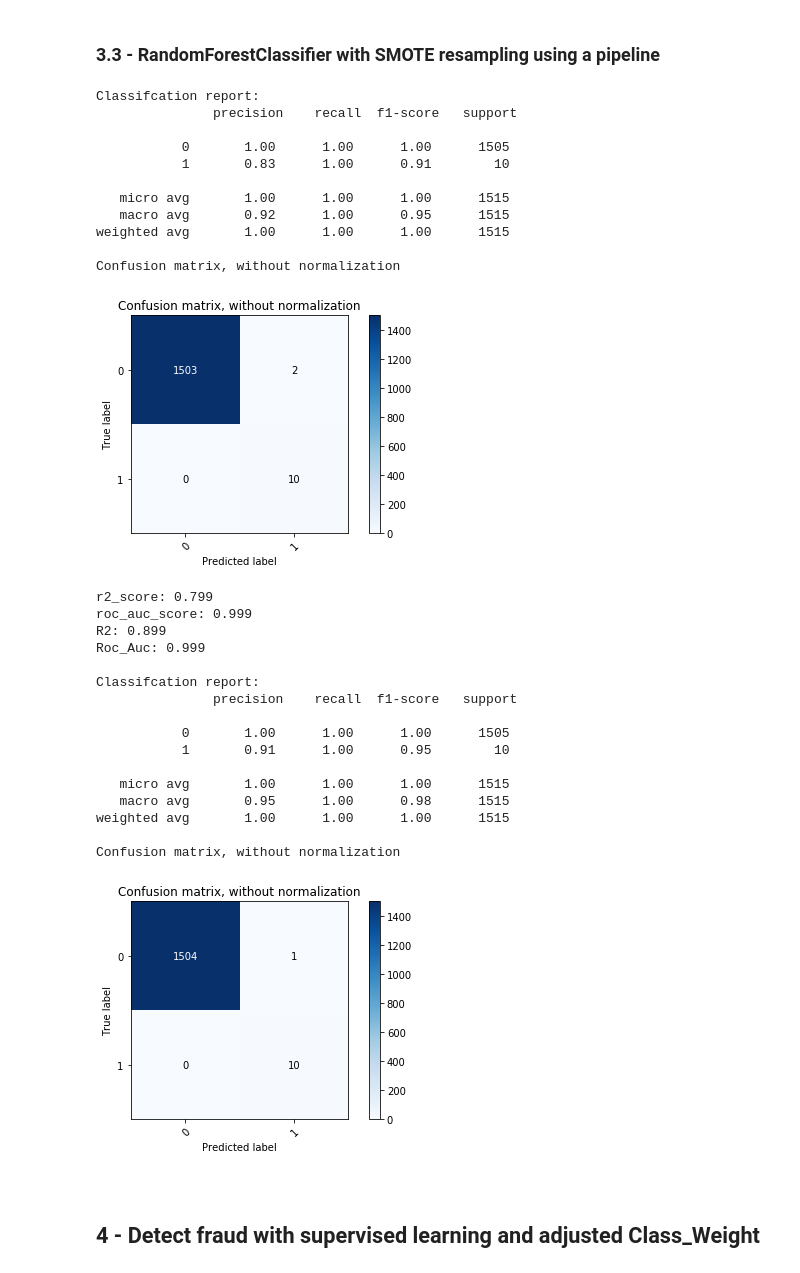
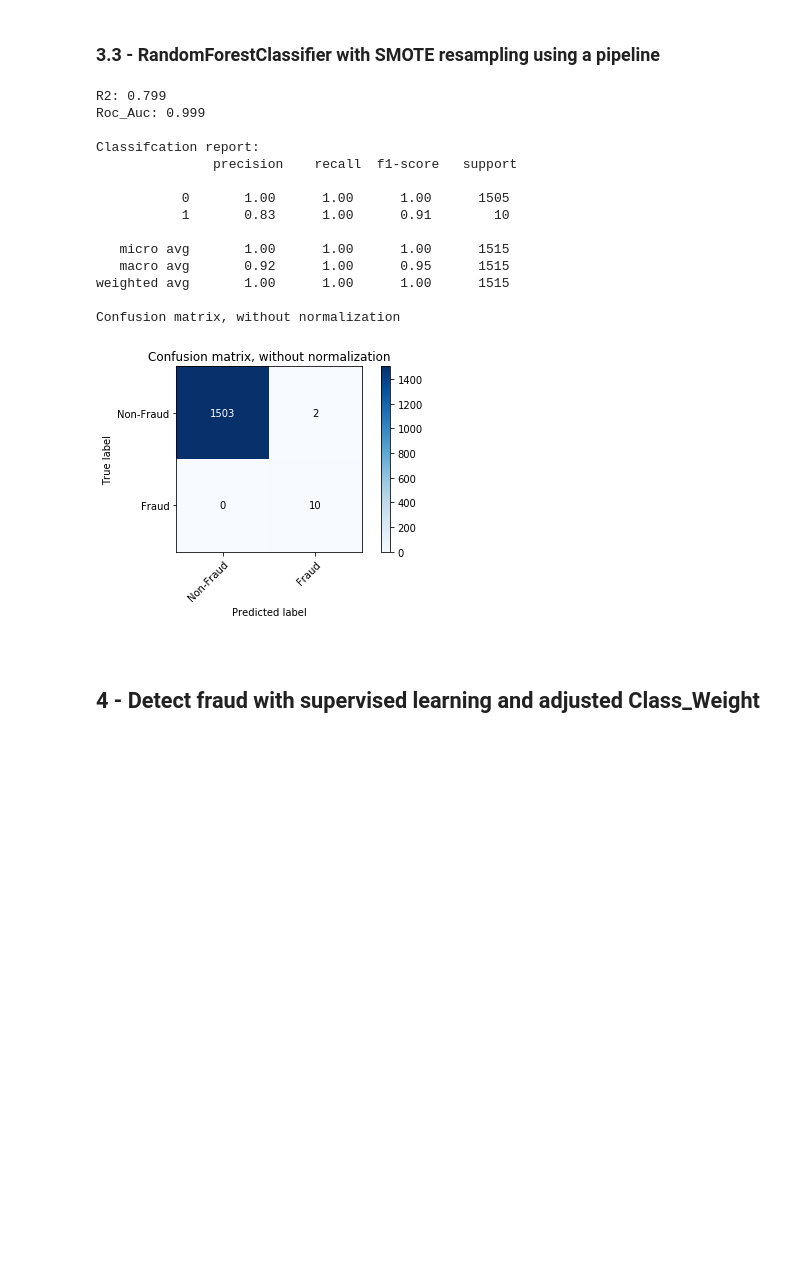
Before and after one commit to BrunoHenryCDMal/datascience.github.io, a Jupyter notebook: projects/Project_SL_Classification_Fraud_Detection.ipynb, the cells around one changed output. Drawn from its saved outputs; the diff is of its cells as text; code cells hidden in the pictures; blank space fills up the shorter version.

```diff
--- a/projects/Project_SL_Classification_Fraud_Detection.ipynb
+++ b/projects/Project_SL_Classification_Fraud_Detection.ipynb
@@ -110,7 +110,7 @@ def get_model_result(X_train, y_train, X_test, y_test, model):
     print('Classifcation report:\n', classification_report(y_test, predicted))
     #conf_mat = confusion_matrix(y_test, predicted)
     #print('Confusion matrix:\n', conf_mat)
-    class_names = np.array(['0', '1'])
+    class_names = np.array(['Non-Fraud', 'Fraud'])
     myML_functions.plot_confusion_matrix(y_test, predicted, classes=class_names)
     plt.show()
 # %% [markdown]
@@ -205,57 +205,28 @@ Confusion matrix, without normalization
 # %%
 X_train, X_test, y_train, y_test = train_test_split(X, y, test_size=0.3, random_state=0)
 
 resampling = SMOTE(kind='borderline2')
 #model = LogisticRegression(solver='lbfgs', max_iter=10000)
 model = RandomForestClassifier(n_estimators=300, n_jobs=-1, random_state=42)
 pipeline = Pipeline([('SMOTE', resampling), ('Random Forest Classifier', model)])
 
-pipeline.fit(X_train, y_train)
-predicted = pipeline.predict(X_test)
-
-print('Classifcation report:\n', classification_report(y_test, predicted))
-class_names = np.array(['0', '1'])
-plot_confusion_matrix(y_test, predicted, classes=class_names)
-plt.show()
-
-print(f"r2_score: {r2_score(y_test, predicted):0.3f}")
-print(f"roc_auc_score: {roc_auc_score(y_test, predicted):0.3f}")
-
-resampling = SMOTE(kind='borderline2')
-#model = LogisticRegression(solver='lbfgs', max_iter=10000)
-model = RandomForestClassifier(n_estimators=300, n_jobs=-1, random_state=42)
-pipeline = Pipeline([('SMOTE', resampling), ('Random Forest Classifier', model)])
 get_model_result(X_train, y_train, X_test, y_test, pipeline)
 # %% [output]
+R2: 0.799
+Roc_Auc: 0.999
+
 Classifcation report:
                precision    recall  f1-score   support
 
            0       1.00      1.00      1.00      1505
            1       0.83      1.00      0.91        10
 
    micro avg       1.00      1.00      1.00      1515
    macro avg       0.92      1.00      0.95      1515
 weighted avg       1.00      1.00      1.00      1515
 
 Confusion matrix, without normalization
-[figure, old version]
+[figure, new version]
-r2_score: 0.799
-roc_auc_score: 0.999
-R2: 0.899
-Roc_Auc: 0.999
-
-Classifcation report:
-               precision    recall  f1-score   support
-
-           0       1.00      1.00      1.00      1505
-           1       0.91      1.00      0.95        10
-
-   micro avg       1.00      1.00      1.00      1515
-   macro avg       0.95      1.00      0.98      1515
-weighted avg       1.00      1.00      1.00      1515
-
-Confusion matrix, without normalization
-[figure, removed]
 # %% [markdown]
 <br>
 
```
Also changed, not shown: parts of 9 cells of this notebook, 1 other file.
